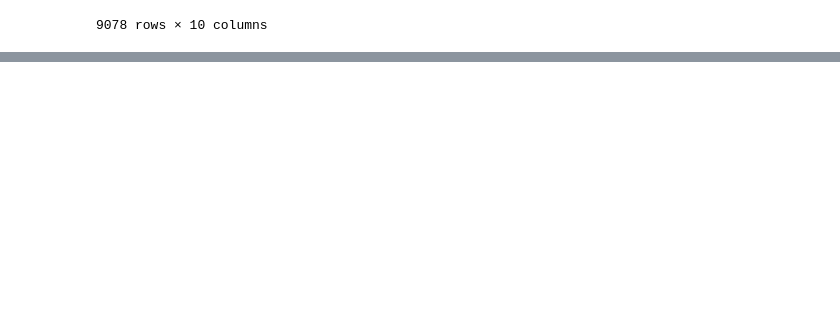
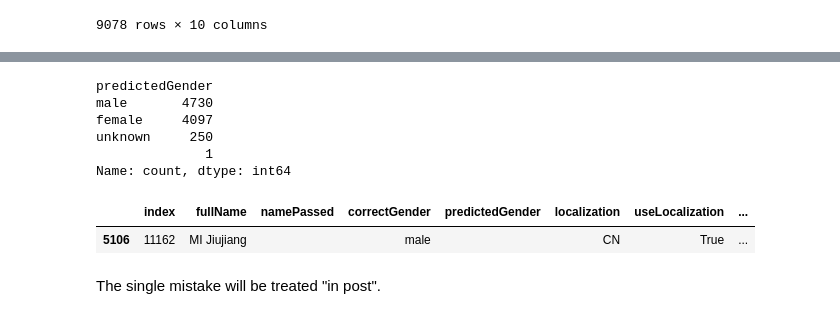
Before and after one commit to Briefgarde/name2genderresearch, a Jupyter notebook: notebooks/testing/testing.ipynb, the cells around one changed output, grey strips where cells are left out. Cells and saved outputs as stored; diff of their text form; code cells hidden in the pictures; blank space fills up the shorter version.

```diff
--- a/notebooks/testing/testing.ipynb
+++ b/notebooks/testing/testing.ipynb
@@ -365,0 +407,16 @@ result_Kaggle_First_Country_Genderize.to_csv("C:/Users/brief/Desktop/Master/Ecol
+# %%
+result_Kaggle_First_Country_GenderAPIIO['predictedGender'].value_counts()
+# %% [output]
+predictedGender
+male       4730
+female     4097
+unknown     250
+              1
+Name: count, dtype: int64
+# %%
+acceptedGender = ['male', 'female', 'unknown']
+
+result_Kaggle_First_Country_GenderAPIIO[~result_Kaggle_First_Country_GenderAPIIO['predictedGender'].isin(acceptedGender)]
+# %% [output]
+|  | index | fullName | namePassed | correctGender | predictedGender | localization | useLocalization | ... |
+| 5106 | 11162 | MI Jiujiang |  | male |  | CN | True | ... |
@@ -365,0 +425,2 @@ result_Kaggle_First_Country_Genderize.to_csv("C:/Users/brief/Desktop/Master/Ecol
+# %% [markdown]
+The single mistake will be treated "in post".
```
Also changed, not shown: parts of 5 cells of this notebook, 1 other file.
